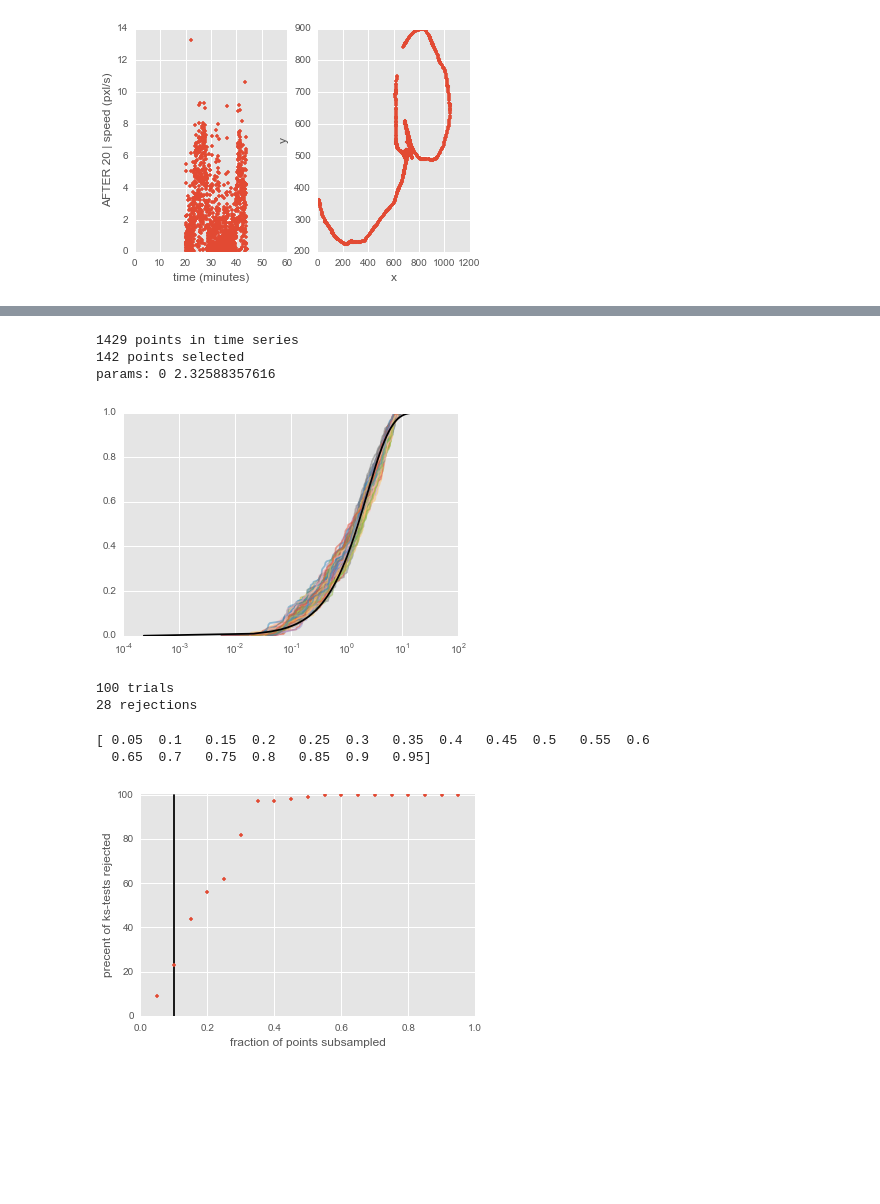
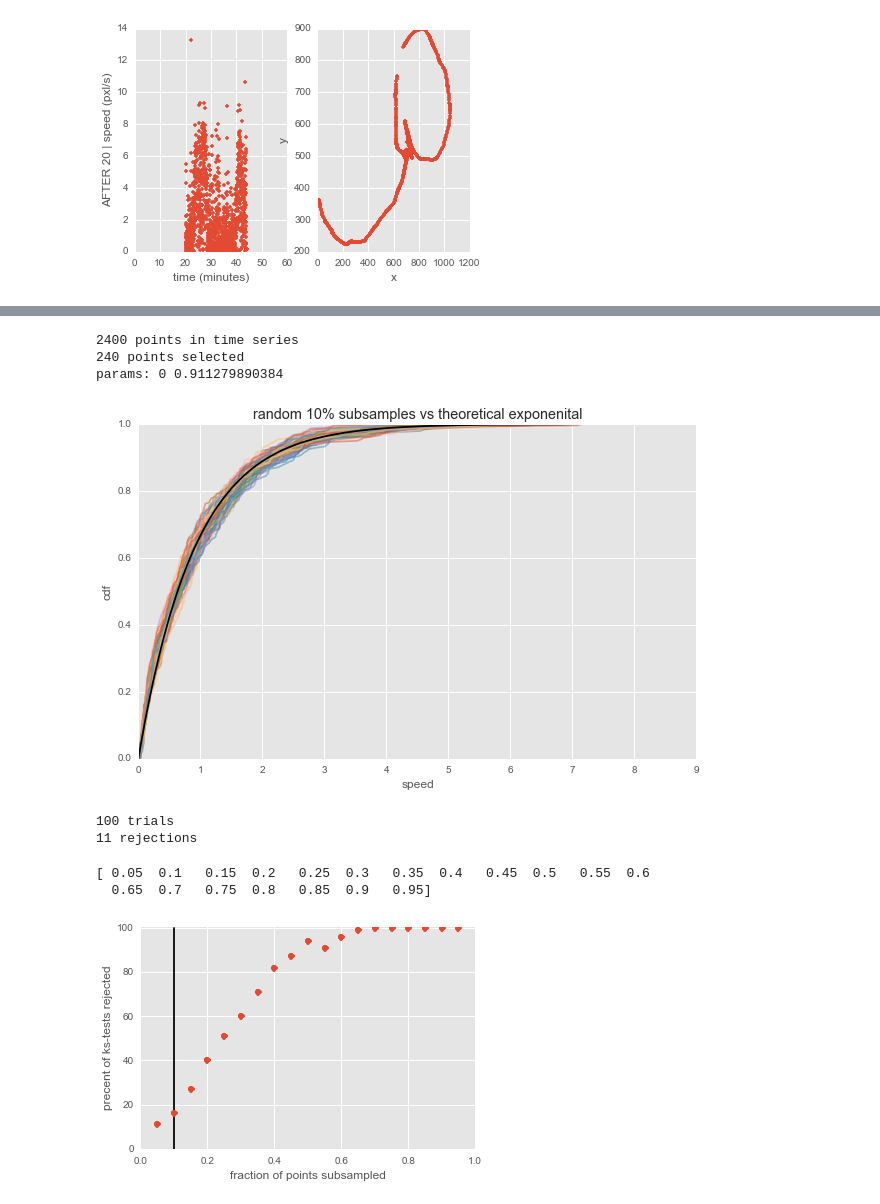
Before and after one commit to amarallab/waldo, a Jupyter notebook: workbooks/dev/sliding_bin_distribution.ipynb, the cells around one changed output, grey strips where cells are left out. Drawn from its saved outputs; the diff is of its cells as text; code cells hidden in the pictures; blank space fills up the shorter version.

```diff
--- a/workbooks/dev/sliding_bin_distribution.ipynb
+++ b/workbooks/dev/sliding_bin_distribution.ipynb
@@ -50,10 +54,10 @@ data_id = 'speed_files'
 for bid in wr.blobs(data_id=data_id):
     sdf = wr.load(bid, data_id)
     if len(sdf) > 1500:
-        print bid, len(sdf)
+        print'track', bid #, len(sdf)
         sdf['minutes'] = sdf['time'] / 60.0
 
-        fig, ax = plt.subplots(1, 2)
+        fig, ax = plt.subplots(1, 2, figsize=(12,4))
         ax[0].plot(sdf['minutes'], sdf['speed'], '.')
         ax[1].plot(sdf['x'], sdf['y'], '.')
         plt.show()
@@ -276,11 +371,14 @@ after 20 reject? True
 # %%
-s = df2['speed']
+#s = df2['speed']
+s = g['speed']
+
 loc, scale = stats.expon.fit(s)
 dist = stats.expon(loc=loc, scale=scale)
 size = len(df2)
 print size, 'size'
 
-fig, ax = plt.subplots()
+fig, ax = plt.subplots(figsize=(10, 6))
+
 pvals = []
 for i in range(1000):
 
@@ -290,6 +388,10 @@ for i in range(1000):
     ks_stat, p_val = stats.ks_2samp(s, rvs)
     pvals.append(p_val)
 
+
+ax.set_title('real vs many random variates')
+ax.set_ylabel('cdf')
+ax.set_xlabel('speed')
 ax.set_xscale('log')
 plt.show()
 
@@ -304,40 +406,51 @@ print len(rejections), 'rejections'
 # %%
 size = int(len(df2) / 10)
 print len(df2), 'points in time series'
 print size, 'points selected'
 
-s = df2['speed']
+#s = df2['speed']
+s = g['speed']
 loc, scale = stats.expon.fit(s, floc=0)
 print 'params:', loc, scale
 dist = stats.expon(loc=loc, scale=scale)
+x = np.linspace(dist.ppf(0.0001), dist.ppf(0.9999), 1000)
 
-fig, ax = plt.subplots()
 
-x = np.linspace(dist.ppf(0.0001), dist.ppf(0.9999), 1000)
+
+
+
+fig, ax = plt.subplots(figsize=(10, 6))
 
 pvals = []
 for i in range(100):
     #s = df2.loc[np.random.choice(df2.index, size, replace=False)]['speed']
-    s = df2.loc[sample(df2.index, size)]['speed']
+    s = g.loc[sample(g.index, size)]['speed']
 
     ax.plot(*make_cdf(s), alpha=0.5)
     ks_stat, p_val = stats.kstest(s, 'expon', args=(loc, scale))
     pvals.append(p_val)
 
+
 ax.plot(x, dist.cdf(x), label='fit', color = 'black')
-ax.set_xscale('log')
+
+
+ax.set_title('random 10% subsamples vs theoretical exponenital')
+ax.set_ylabel('cdf')
+ax.set_xlabel('speed')
+#ax.set_xscale('log')
 plt.show()
+
 
 print len(pvals), 'trials'
 rejections = [p for p in pvals if p < 0.05]
 print len(rejections), 'rejections'
 # %% [output]
-1429 points in time series
-142 points selected
-params: 0 2.32588357616
+2400 points in time series
+240 points selected
+params: 0 0.911279890384
-[figure, old version]
+[figure, new version]
 100 trials
-28 rejections
+11 rejections
 # %%
 fraction_of_points = np.linspace(0.05, .95, 19) #[float(i)/10.0 - 1 for i in range(10, 1000)]
 print fraction_of_points
@@ -348,7 +461,7 @@ for f in fraction_of_points:
     #pvals = []
     rc = 0
     for i in range(100):
-        s = df2.loc[sample(df2.index, size)]['speed']
+        s = g.loc[sample(g.index, size)]['speed']
         ks_stat, p_val = stats.kstest(s, 'expon', args=(loc, scale))
         #pvals.append(p_val)
         if p_val < 0.05:
@@ -357,7 +470,7 @@ for f in fraction_of_points:
 
 fig, ax = plt.subplots()
 ax.plot([0.1, 0.1], [0, 100], 'black')
-ax.plot(fraction_of_points, reject_counts, '.')
+ax.plot(fraction_of_points, reject_counts, 'o')
 ax.set_ylabel('precent of ks-tests rejected')
 ax.set_xlabel('fraction of points subsampled')
 ax.set_ylim([0, 101])
@@ -365,7 +478,7 @@ plt.show()
 # %% [output]
 [ 0.05  0.1   0.15  0.2   0.25  0.3   0.35  0.4   0.45  0.5   0.55  0.6
   0.65  0.7   0.75  0.8   0.85  0.9   0.95]
-[figure, old version]
+[figure, new version]
 # %%
 ac = []
 sizes = []
```
Also changed, not shown: parts of 21 cells of this notebook, 3 other files.
